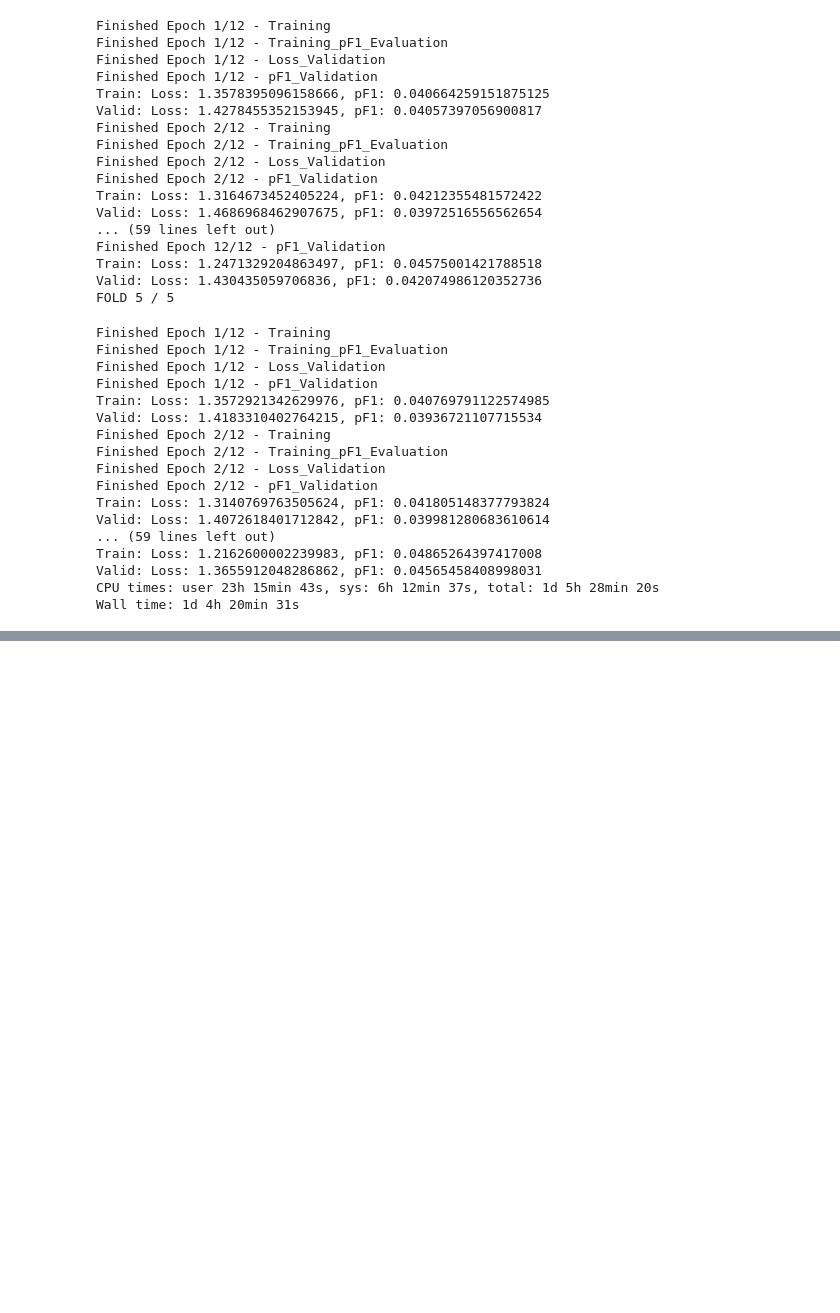
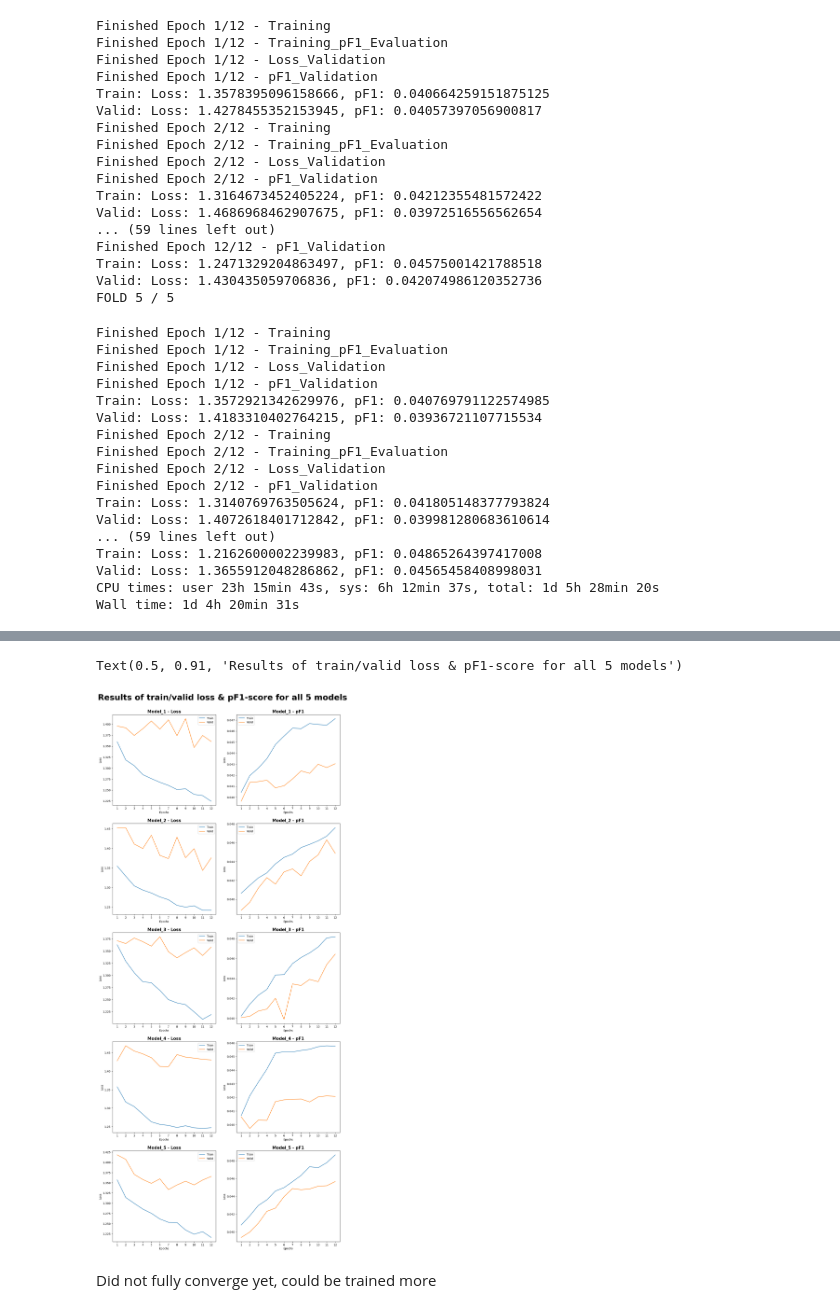
Before and after one commit to Oliver-Busemann/RSNA_Breast_Cancer_Detection, a Jupyter notebook: RSNA_Notebook_3_Training.ipynb, the cells around one changed output, grey strips where cells are left out. Drawn from its saved outputs; the diff is of its cells as text; code cells hidden in the pictures; blank space fills up the shorter version.

```diff
--- a/RSNA_Notebook_3_Training.ipynb
+++ b/RSNA_Notebook_3_Training.ipynb
@@ -842,0 +865,38 @@ Wall time: 1d 4h 20min 31s
+# %%
+metric_names = df_metrics.columns
+loss_names = metric_names[0::2]  # loss names in df
+pF1_names = metric_names[1::2]
+model_names = ['Model_' + str(i) for i in range(1, 6)]
+X_values = list(df_metrics.index + 1)  # 1-12
+loss_train_valid = [[i, j] for i, j in zip(loss_names[0::2], loss_names[1::2])]
+pF1_train_valid = [[i, j] for i, j in zip(pF1_names[0::2], pF1_names[1::2])]
+# %%
+fig, ax = plt.subplots(nrows=5, ncols=2, figsize=(15, 35))
+for col in range(2):
+    for row in range(5):
+        if col==0:  # plot loss
+            y_LABEL = 'Loss'
+            for i in range(2):  # plot both corresponding train & valid values for one model in the same graph
+                name = loss_train_valid[row][i]
+                ax[row, col].plot(X_values, df_metrics[name].values)
+                ax[row, col].set_xlabel('Epochs')
+                ax[row, col].set_ylabel('Loss')
+                ax[row, col].set_title(model_names[row] + ' - Loss', fontsize=15, fontweight="bold")
+                ax[row, col].legend(['Train', 'Valid'])
+                ax[row, col].set_xticks(X_values)
+        else:
+            y_LABEL = 'pF1-Score'
+            for i in range(2):  # plot both corresponding train & valid values for one model in the same graph
+                name = pF1_train_valid[row][i]
+                ax[row, col].plot(X_values, df_metrics[name].values)
+                ax[row, col].set_xlabel('Epochs')
+                ax[row, col].set_ylabel('Loss')
+                ax[row, col].set_title(model_names[row] + ' - pF1', fontsize=15, fontweight="bold")
+                ax[row, col].legend(['Train', 'Valid'])
+                ax[row, col].set_xticks(X_values)
+fig.suptitle('Results of train/valid loss & pF1-score for all 5 models', y=0.91, fontsize=30, fontweight="bold")
+# %% [output]
+Text(0.5, 0.91, 'Results of train/valid loss & pF1-score for all 5 models')
+[figure, added]
+# %% [markdown]
+Did not fully converge yet, could be trained more
```
Also changed, not shown: parts of 63 cells of this notebook.
